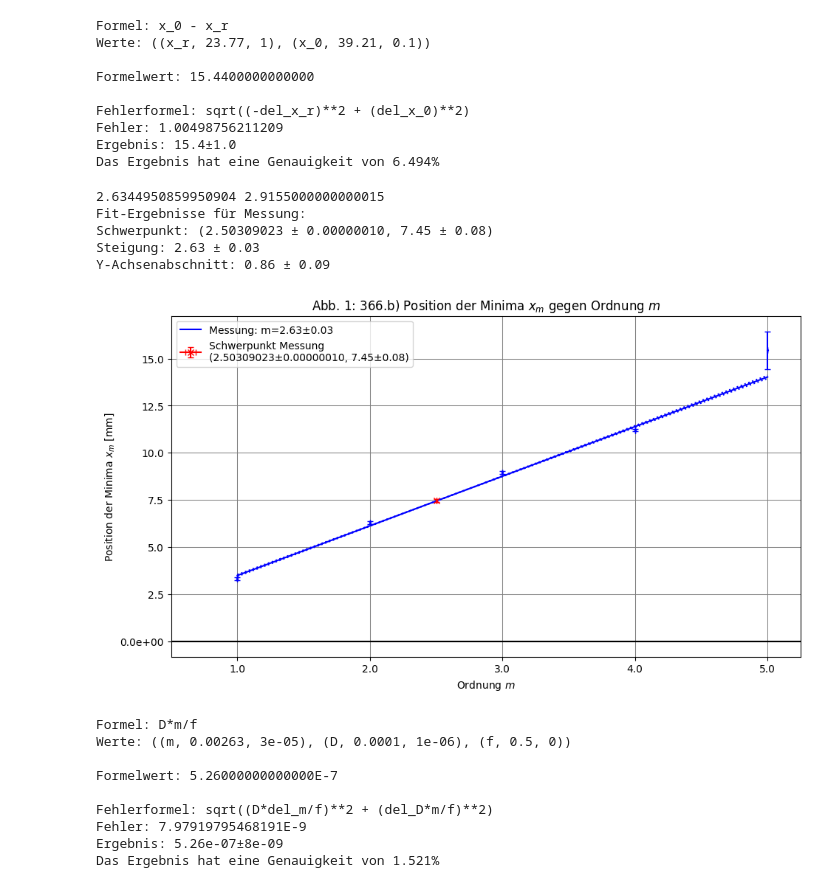
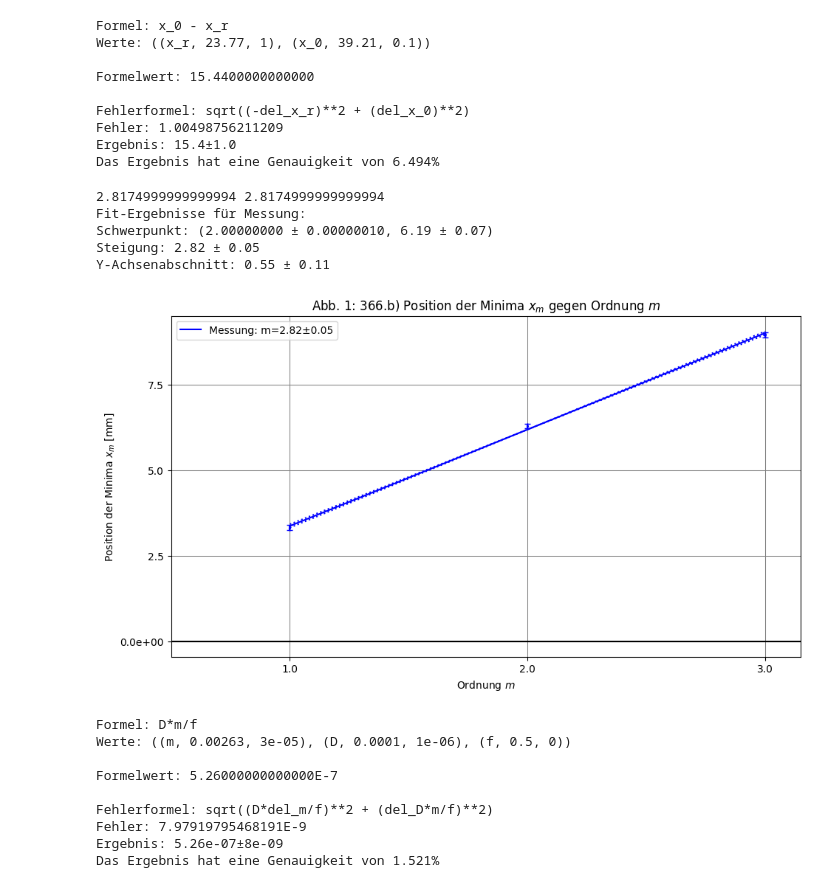
Before and after one commit to Patrixon0/data-analysis-plotting-tool, a Jupyter notebook: P3/Theo_Patrick/368/368_main.ipynb, the cells around one changed output. Cells and saved outputs as stored; diff of their text form; code cells hidden in the pictures.

```diff
--- a/P3/Theo_Patrick/368/368_main.ipynb
+++ b/P3/Theo_Patrick/368/368_main.ipynb
@@ -87,38 +86,39 @@ Das Ergebnis hat eine Genauigkeit von 6.494%
 # %%
 geraden_fit(
     exp_nr='',
-    file_n='b_plot.csv',
+    file_n='b1_res.csv',
     title=r'Abb. 1: 366.b) Position der Minima $x_m$ gegen Ordnung $m$',
     x_label=r'Ordnung $m$',
     y_label=r'Position der Minima $x_m$ [mm]',
     save=True,
     length=11,
     height=6,
     x_axis=0,
     y_axis=0,
     x_min=0.5,
     x_major_ticks=1,   # Hauptticks alle 10 Einheiten
     # x_minor_ticks=0.5e-06,    # Nebenticks alle 1 Einheit
     y_major_ticks=2.5,
     # y_minor_ticks=0.01,
     legendlocation='best',
     y_labels=['Messung'],  # Provide labels for each dataset
     # y_markers=['o'],       # Optional: specify markers
     y_colors=['blue'], # Optional: specify colors
     x_decimal_places=0,
     y_decimal_places=2,
     plot_errors =  True,
     linear_fit=True,
     plot_y_inter=False,
-    size = 1.3
+    size = 1.3,
+    focus_point = False
 )
 # %% [output]
-2.6344950859950904 2.9155000000000015
+2.8174999999999994 2.8174999999999994
 Fit-Ergebnisse für Messung:
-Schwerpunkt: (2.50309023 ± 0.00000010, 7.45 ± 0.08)
-Steigung: 2.63 ± 0.03
-Y-Achsenabschnitt: 0.86 ± 0.09
+Schwerpunkt: (2.00000000 ± 0.00000010, 6.19 ± 0.07)
+Steigung: 2.82 ± 0.05
+Y-Achsenabschnitt: 0.55 ± 0.11
-[figure, old version]
+[figure, new version]
 # %%
 # Lambda bestimmen
 
```
Also changed, not shown: parts of 1 cell of this notebook, 2 other files.
